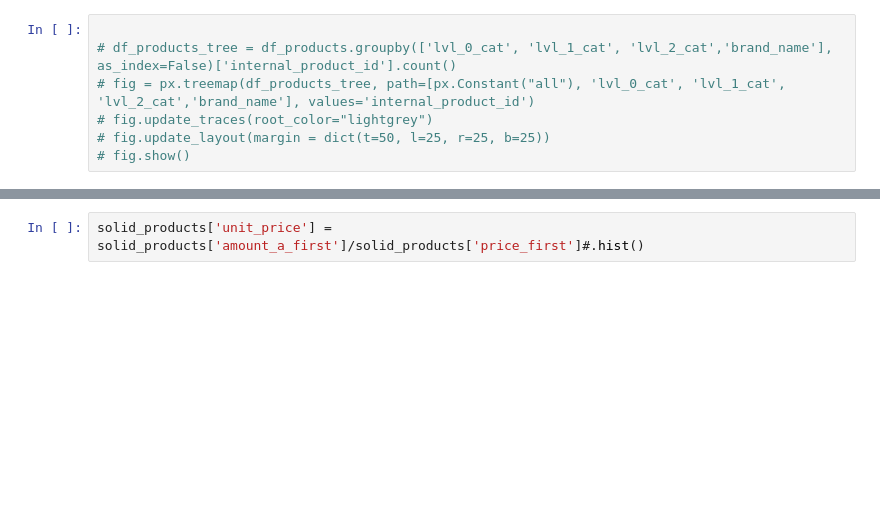
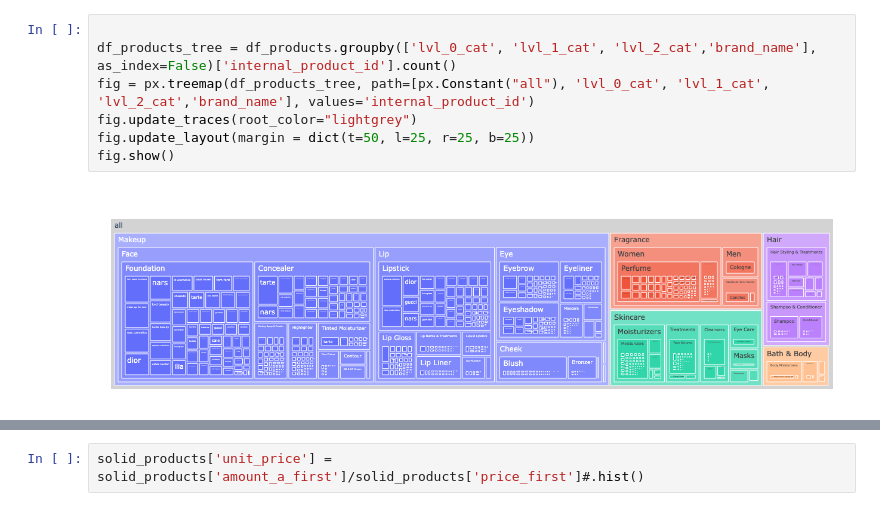
Before and after one commit to leblanchannah/value-cluster, a Jupyter notebook: product_EDA.ipynb, the cells around one changed output, grey strips where cells are left out. Cells and saved outputs as stored; diff of their text form; blank space fills up the shorter version.

```diff
--- a/product_EDA.ipynb
+++ b/product_EDA.ipynb
@@ -115,10 +111,12 @@ solid_products.lvl_2_cat_first.value_counts()
 # %%
 
-# df_products_tree = df_products.groupby(['lvl_0_cat', 'lvl_1_cat', 'lvl_2_cat','brand_name'], as_index=False)['internal_product_id'].count()
-# fig = px.treemap(df_products_tree, path=[px.Constant("all"), 'lvl_0_cat', 'lvl_1_cat', 'lvl_2_cat','brand_name'], values='internal_product_id')
-# fig.update_traces(root_color="lightgrey")
-# fig.update_layout(margin = dict(t=50, l=25, r=25, b=25))
-# fig.show()
+df_products_tree = df_products.groupby(['lvl_0_cat', 'lvl_1_cat', 'lvl_2_cat','brand_name'], as_index=False)['internal_product_id'].count()
+fig = px.treemap(df_products_tree, path=[px.Constant("all"), 'lvl_0_cat', 'lvl_1_cat', 'lvl_2_cat','brand_name'], values='internal_product_id')
+fig.update_traces(root_color="lightgrey")
+fig.update_layout(margin = dict(t=50, l=25, r=25, b=25))
+fig.show()
+# %% [output]
+[figure, added]
 # %%
 fig = px.scatter(solid_products[solid_products['lvl_2_cat_first']=='Eyebrow'], x="amount_a_first", y="price_first", color="swatch_group_", hover_data=['brand_name_', 'product_name_'])
 fig.show()
```
Also changed, not shown: parts of 20 cells of this notebook.
